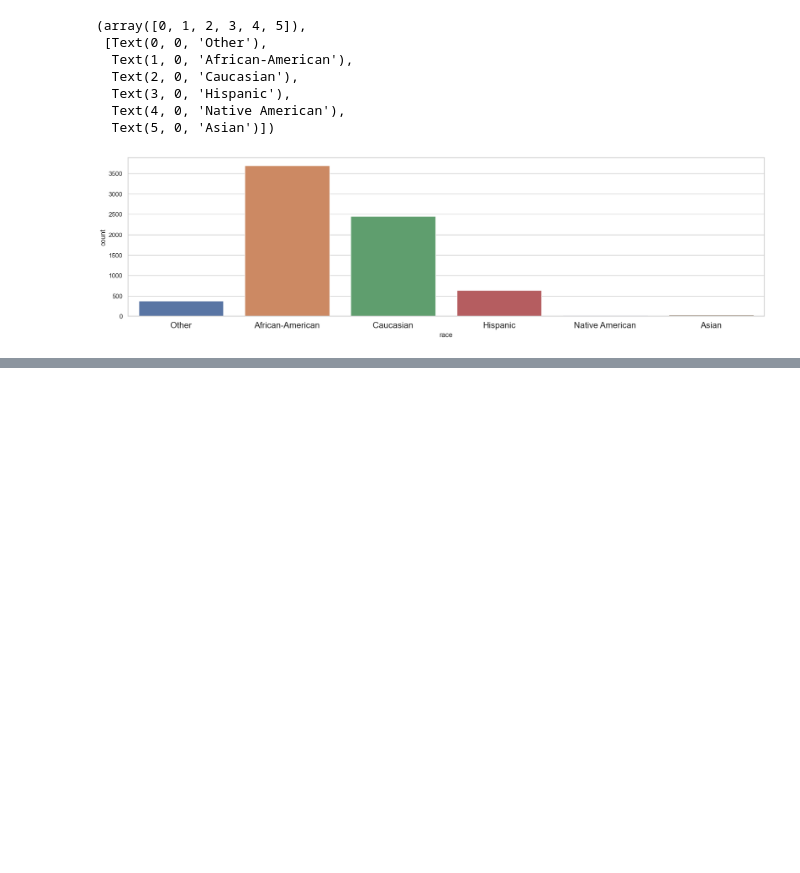
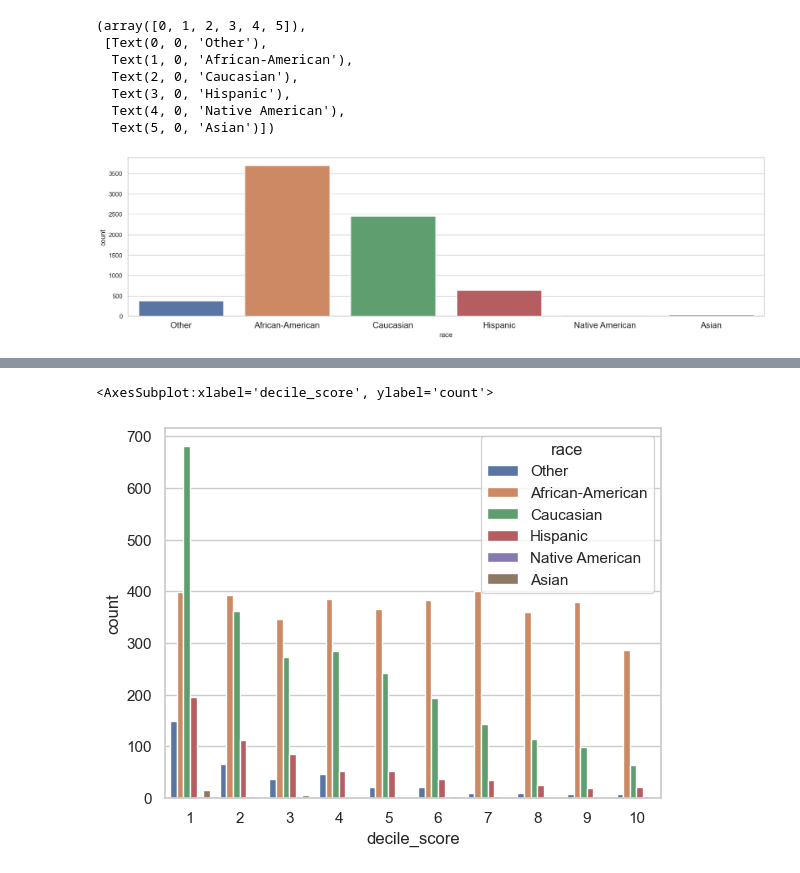
Before and after one commit to Pinkwinx/DataScience1, a Jupyter notebook: Code Templates/SeabornFundamentals.ipynb, the cells around one changed output, grey strips where cells are left out. Cells and saved outputs as stored; diff of their text form; code cells hidden in the pictures; blank space fills up the shorter version.

```diff
--- a/Code Templates/SeabornFundamentals.ipynb
+++ b/Code Templates/SeabornFundamentals.ipynb
@@ -86,0 +106,5 @@ plt.xticks(fontsize = 15)
+# %%
+sns.countplot(data=df, x="decile_score", hue="race")
+# %% [output]
+<AxesSubplot:xlabel='decile_score', ylabel='count'>
+[figure, added]
```
Also changed, not shown: parts of 5 cells of this notebook.
